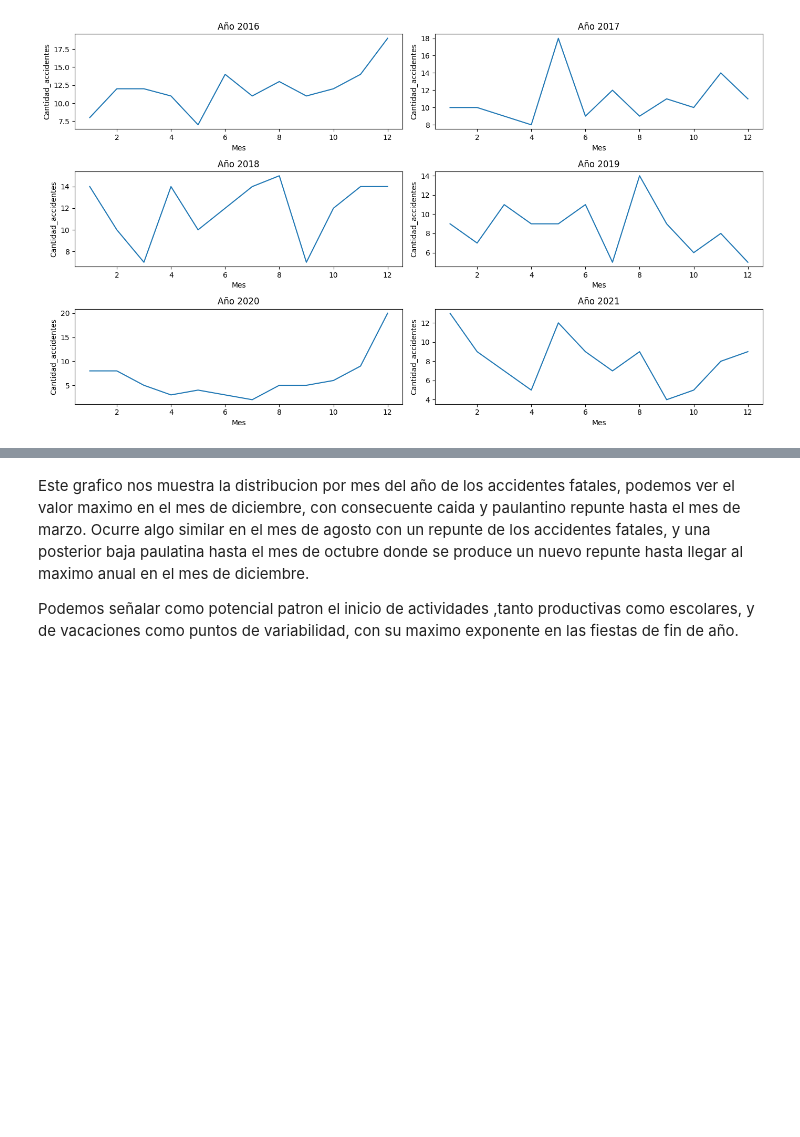
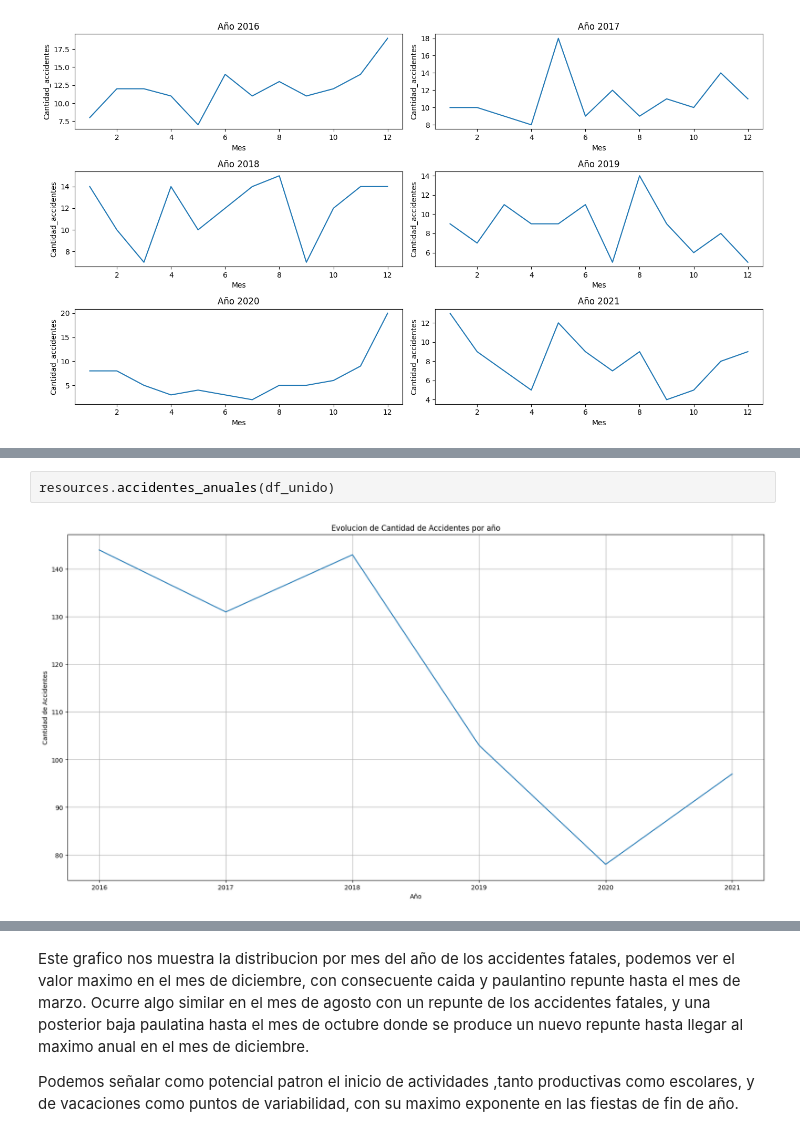
Before and after one commit to marco11235813/PI_DataAnalytics, a Jupyter notebook: Jupiter_Notebooks/EDA.ipynb, the cells around one changed output, grey strips where cells are left out. Drawn from its saved outputs; the diff is of its cells as text; blank space fills up the shorter version.

```diff
--- a/Jupiter_Notebooks/EDA.ipynb
+++ b/Jupiter_Notebooks/EDA.ipynb
@@ -412 +408,5 @@ resources.distribucion_anual_mensual(df_unido,'victimas')
+# %%
+resources.accidentes_anuales(df_unido)
+# %% [output]
+[figure, added]
 # %% [markdown]
```
Also changed, not shown: parts of 22 cells of this notebook, 4 other files.
